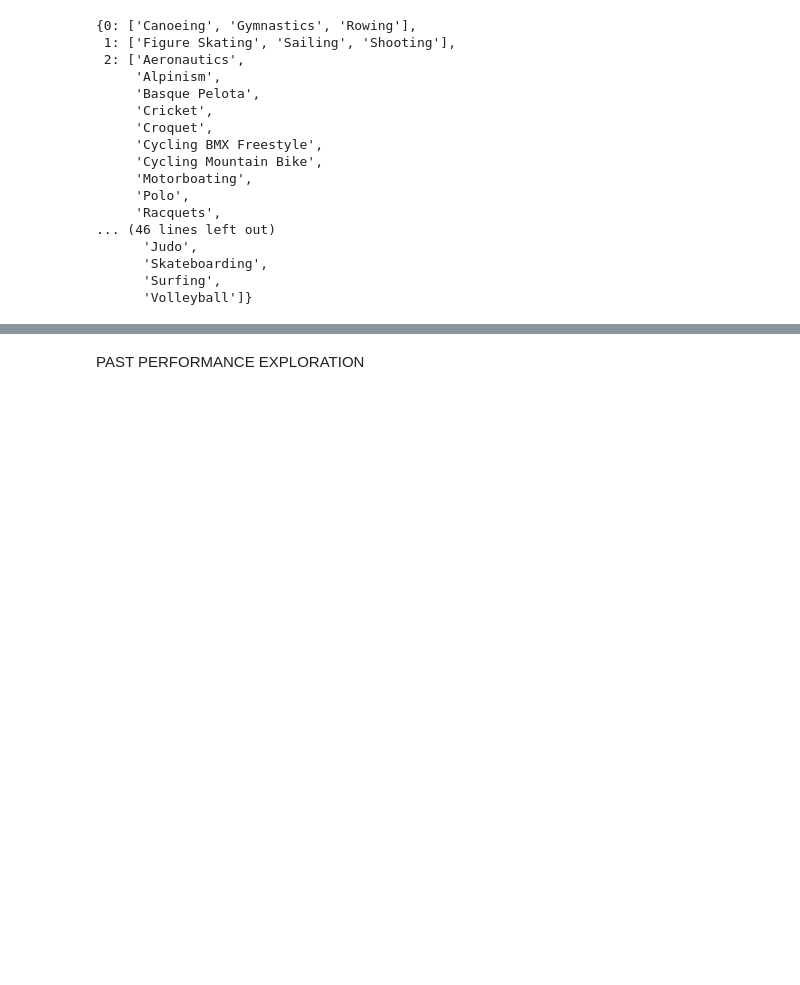
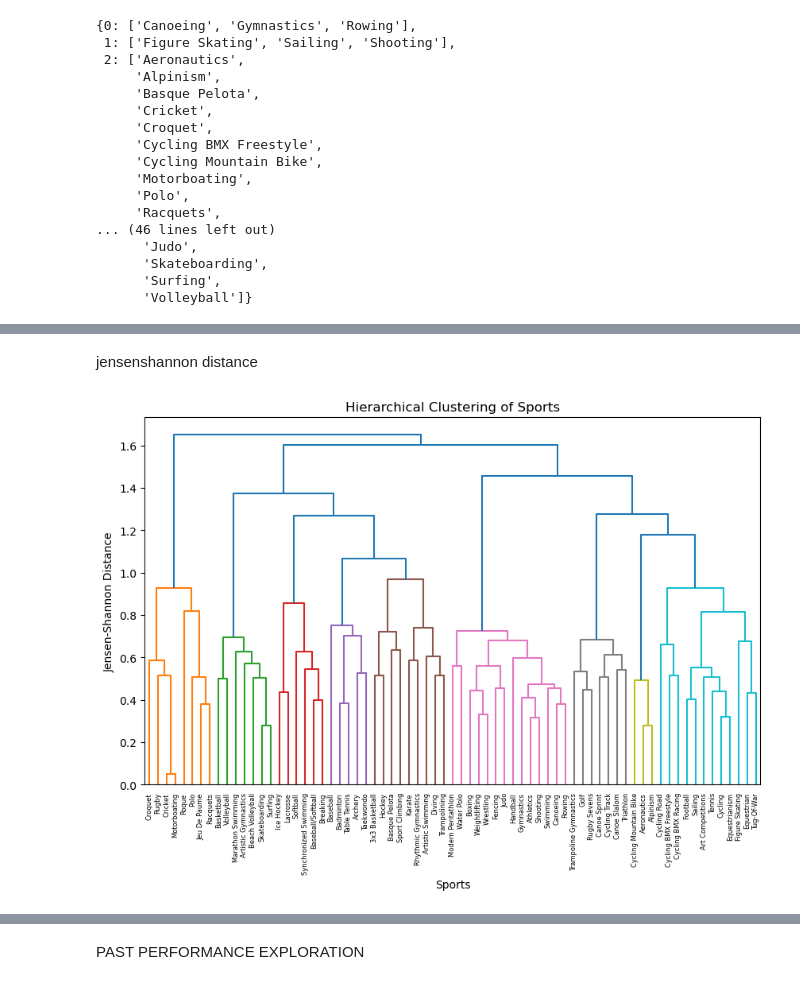
Before and after one commit to cynthiaWEpicCoder/MCM, a Jupyter notebook: dataanalysis.ipynb, the cells around one changed output, grey strips where cells are left out. Saved outputs shown, nothing was run; the diff lists cells and outputs as text; code cells hidden in the pictures; blank space fills up the shorter version.

```diff
--- a/dataanalysis.ipynb
+++ b/dataanalysis.ipynb
@@ -391,0 +457,4 @@ plt.show()
+# %%
+pivot_table.T
+proportion_table = pivot_table.T.div(pivot_table.T.sum(axis=0), axis=1)
+proportion_table
@@ -391,0 +476,25 @@ plt.show()
+# %% [markdown]
+jensenshannon distance
+# %%
+distance_matrix_js = pdist(proportion_table, metric='jensenshannon')
+linkage_matrix_js = linkage(distance_matrix_js, method='ward')
+
+# Plot dendrogram
+plt.figure(figsize=(10, 6))
+dendrogram(linkage_matrix_js, labels=proportion_table.index, leaf_rotation=90, color_threshold=1)
+plt.title("Hierarchical Clustering of Sports")
+plt.xlabel("Sports")
+plt.ylabel("Jensen-Shannon Distance")
+plt.show()
+
+threshold = 1  # You can change this value based on where you want to cut the dendrogram
+
+clusters = fcluster(linkage_matrix_js, threshold, criterion='distance')
+clusters_df = pd.DataFrame({
+    'Sporta': proportion_table.index,
+    'Cluster': clusters
+})
+#print(clusters_df['Cluster'].unique())
+#print(clusters_df.to_string())
+# %% [output]
+[figure, added]
```
Also changed, not shown: parts of 30 cells of this notebook, 3 other files.
